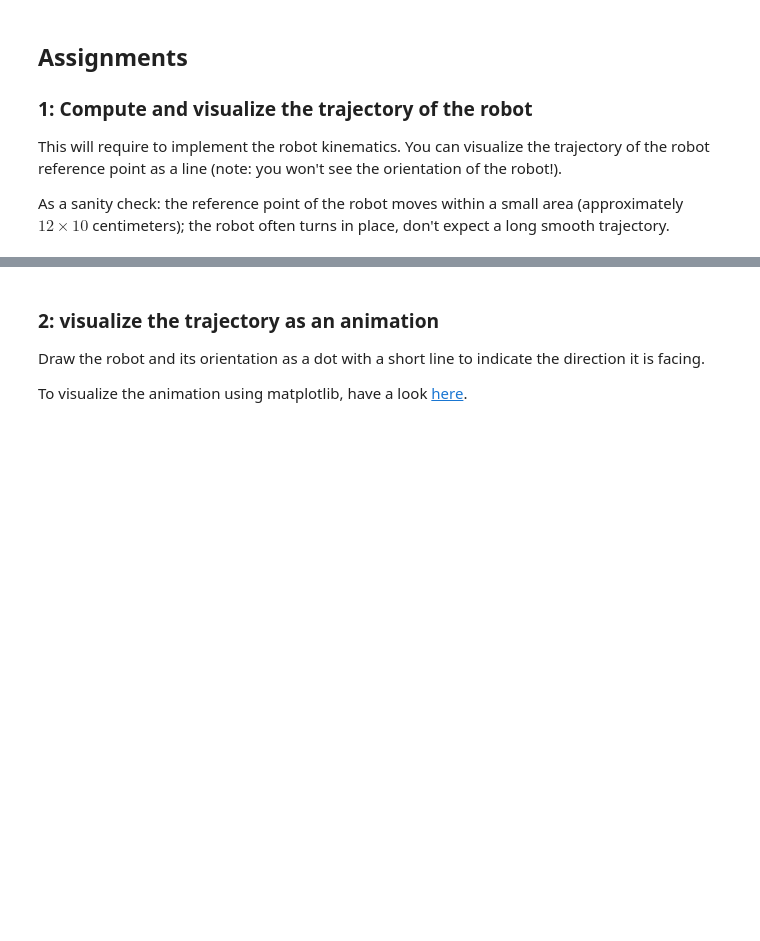
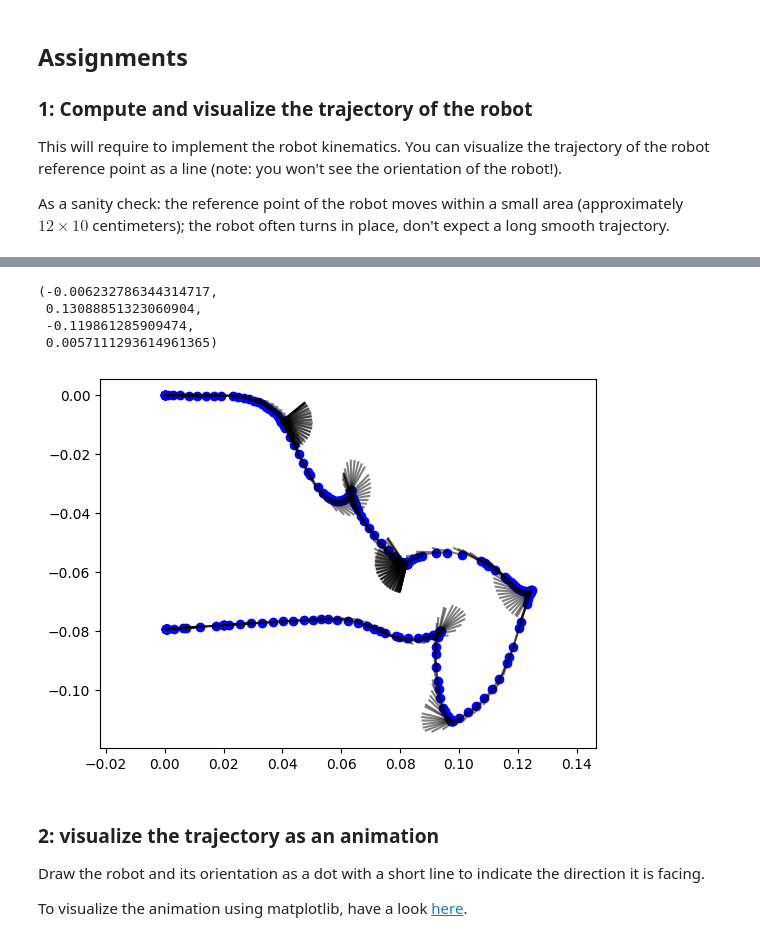
Before and after one commit to FabianGobet/USI-projects, a Jupyter notebook: Robotics/assignment 2/odometry/odometry.ipynb, the cells around one changed output, grey strips where cells are left out. Drawn from its saved outputs; the diff is of its cells as text; code cells hidden in the pictures; blank space fills up the shorter version.

```diff
--- a/Robotics/assignment 2/odometry/odometry.ipynb
+++ b/Robotics/assignment 2/odometry/odometry.ipynb
@@ -71,3 +131,31 @@ As a sanity check: the reference point of the robot moves within a small area (a
+# %%
+def ddtr(vl, vr, l, dt):
+    """ returns the pose transform for a motion with duration dt of a differential
+    drive robot with wheel speeds vl and vr and wheelbase l """
+
+    if(np.isclose(vl, vr)):  # we are moving straight, R is at the infinity and we handle this case separately
+        return mktr((vr + vl)/2*dt, 0)  # note we translate along x ()
+
+    omega = (vr - vl) / (2 * l)  # angular speed of the robot frame
+    R = l * (vr + vl) / (vr - vl)
+
+    return mktr(0, R) @ mkrot(omega * dt) @ mktr(0, -R)
+# %%
+dt = 0.1
+Ts = [np.eye(3)]
+
+for i in range(df.shape[0] - 1):
+    Ts.append(Ts[-1] @ ddtr(l_vel[i], r_vel[i], l, dt))
+
+for T in Ts:
+    drawrobot(T, l)
+plt.axis("equal")
+# %% [output]
+(-0.006232786344314717,
+ 0.13088851323060904,
+ -0.119861285909474,
+ 0.0057111293614961365)
+[figure, added]
 # %% [markdown]
 ### 2: visualize the trajectory as an animation
 Draw the robot and its orientation as a dot with a short line to indicate the direction it is facing.
```
Also changed, not shown: parts of 7 cells of this notebook, 4 other files.
